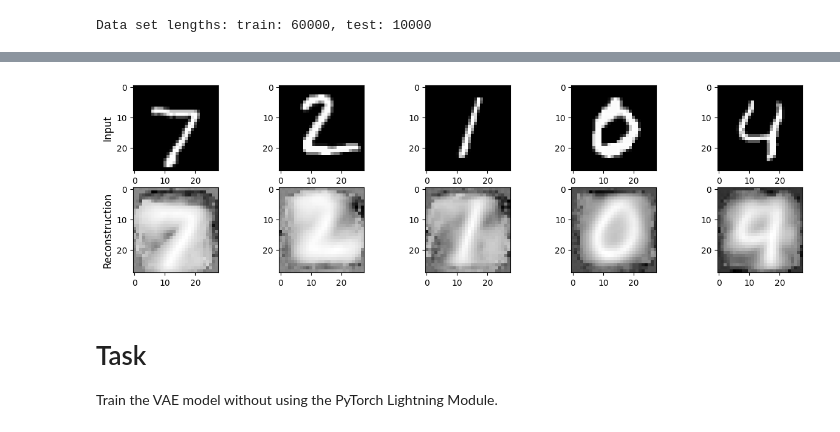
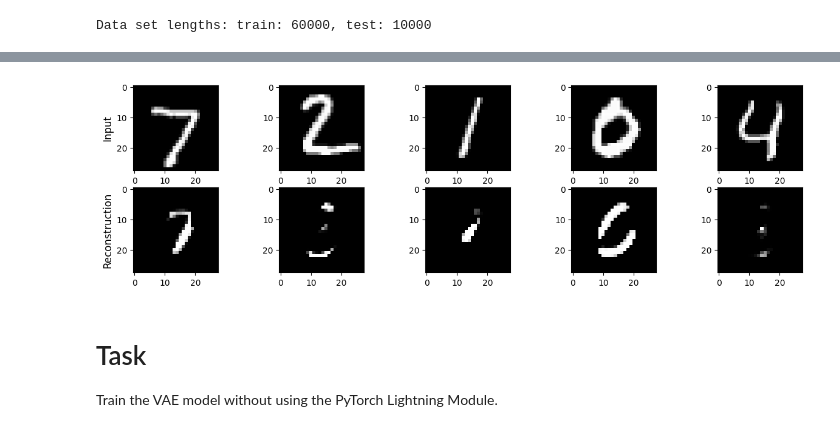
Before and after one commit to b-pinter/AI_Leaderboard, a Jupyter notebook: Neanderthals.ipynb, the cells around one changed output, grey strips where cells are left out. Saved outputs shown, nothing was run; the diff lists cells and outputs as text; code cells hidden in the pictures.

```diff
--- a/Neanderthals.ipynb
+++ b/Neanderthals.ipynb
@@ -63,7 +63,7 @@ class SimpleVAEModel(L.LightningModule):
         self.decoder = nn.Sequential(
                 nn.Linear(latent_dim, n_hid[1]), act(),
                 nn.Linear(n_hid[1], n_hid[0]),  act(),
-                nn.Linear(n_hid[0], 28 * 28),
+                nn.Linear(n_hid[0], 28 * 28)
                 )
         self.latent_dim, self.n_hid, self.act, self.lr = latent_dim, n_hid, act, lr # save for possible use later
         self.save_hyperparameters()
@@ -257,34 +260,35 @@ def test_inference(model, idx=None, return_fig=False):
     model.eval()
     if idx is None: idx = torch.randint(len(test_ds), (1,))[0]
     if isinstance(idx, int): idx = [idx]
     elif isinstance(idx, range): idx = list(idx)
     x_batch = torch.stack([test_ds[i][0] for i in idx]).to(model.device)  # images
     y_batch = torch.tensor([test_ds[i][1] for i in idx]).to(model.device) # labels
     # if not model.use_conv: # Removed this line as SimpleVAEModel does not have use_conv
     x_batch = x_batch.view(x_batch.size(0), -1)
     if 1==len(inspect.signature(model.forward).parameters): # for ae or vae
         result = model.forward(x_batch)
     else:                                                   # c-vae (later in lesson)
         cond = F.one_hot(y_batch, num_classes=10).float()
         result = model.forward(x_batch, cond)
     z, recon = result[:2]
+    recon = torch.sigmoid(recon)       # normalize logits to [0,1]
     recon = recon.view(len(idx), 28, 28)
     fig, axs = plt.subplots(2, len(idx), figsize=(3*len(idx), 4))
     if len(idx) == 1: axs = axs.reshape(2, 1)
     for i in range(len(idx)):
         axs[0,i].imshow(x_batch[i].view(28,28).cpu(), cmap='gray')
         axs[1,i].imshow(recon[i].cpu(), cmap='gray')
         if i == 0:
             axs[0,0].set_ylabel('Input', fontsize=12)
             axs[1,0].set_ylabel('Reconstruction', fontsize=12)
     model.train()
     if return_fig: return fig
     plt.show()
 
 idx = range(5)
 test_inference(vae, idx=idx)
 # %% [output]
-[figure, old version]
+[figure, new version]
 # %%
 device = 'cuda' if torch.cuda.is_available() else 'mps' if torch.backends.mps.is_available() else 'cpu'
 neanderthal_sub = SubmissionInterface().to(device) # loads vae and flow models
```
Also changed, not shown: parts of 1 cell of this notebook.
